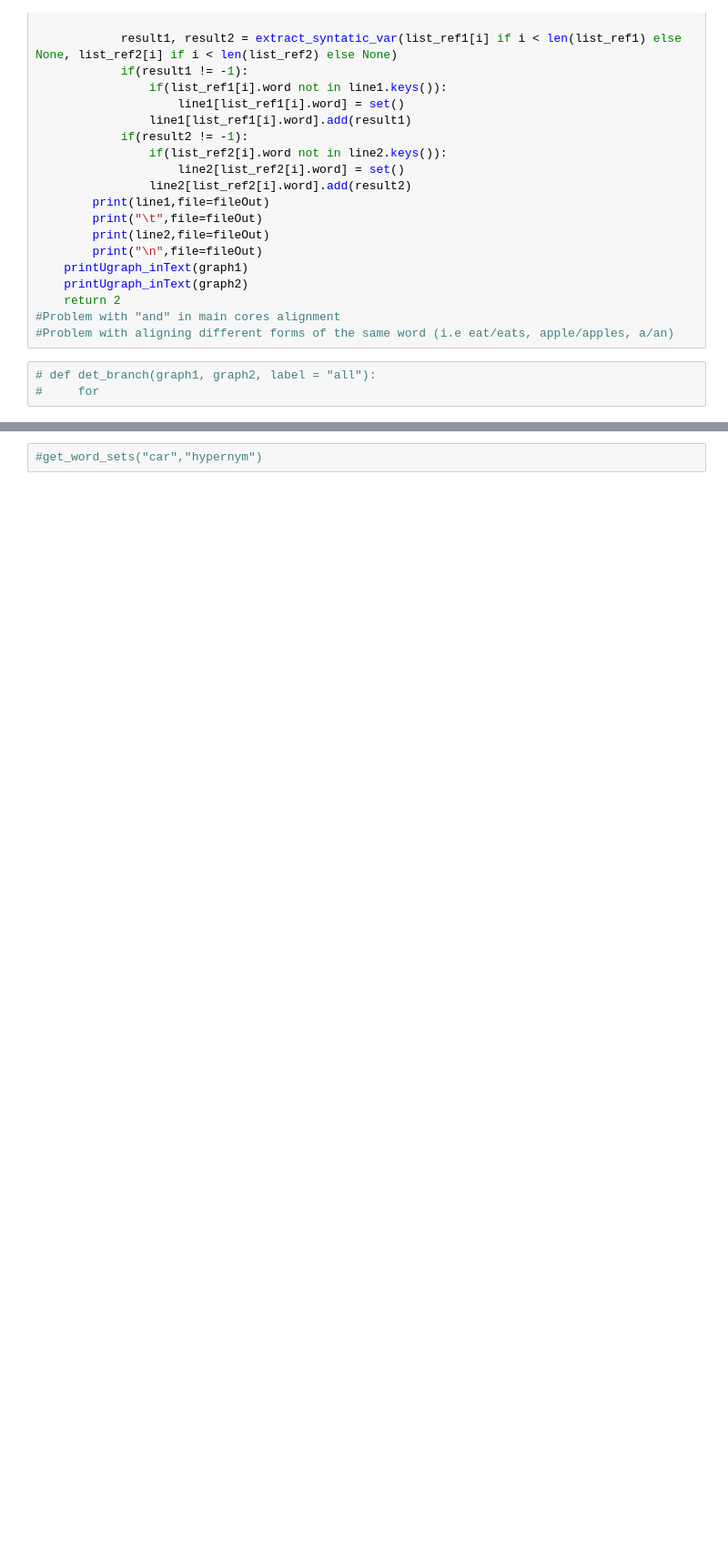
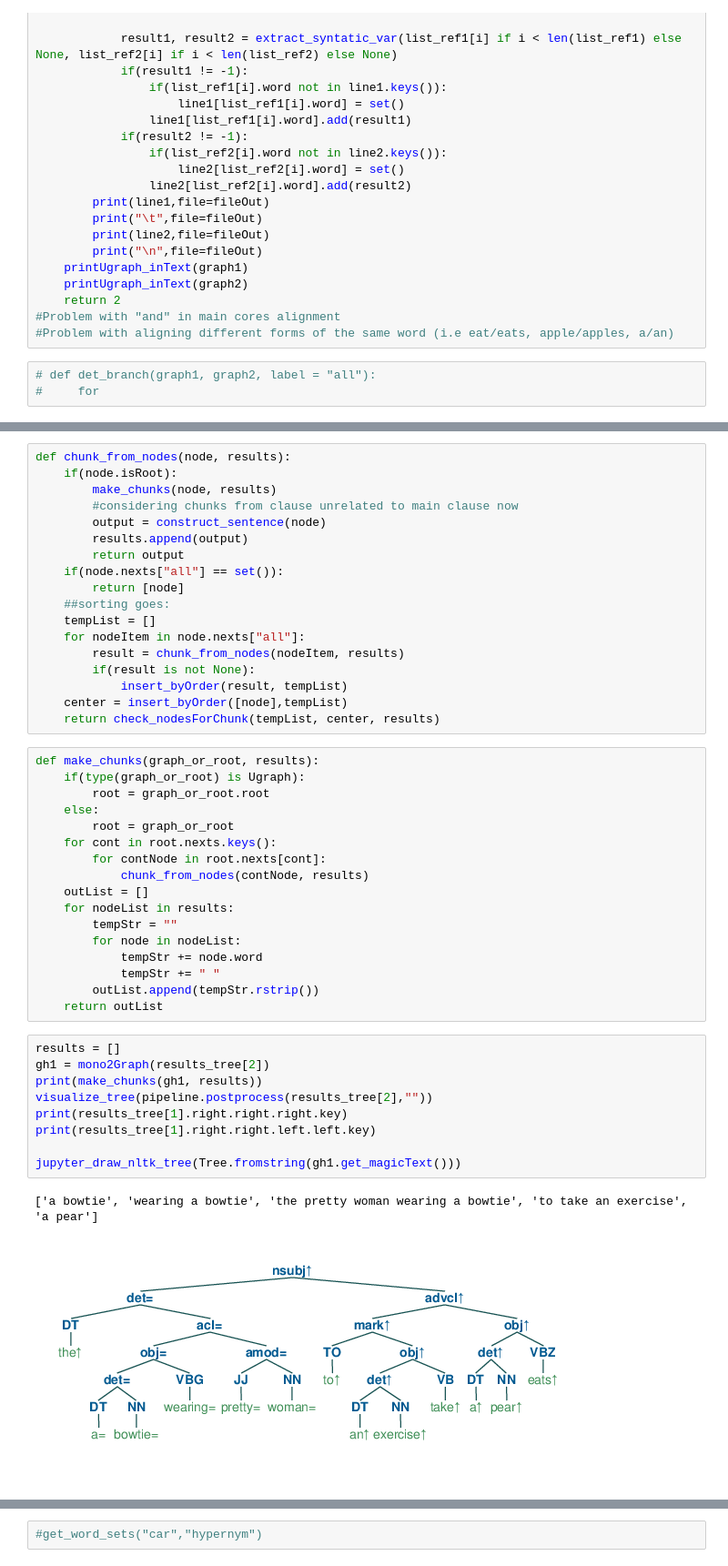
Before and after one commit to eric11eca/NeuralLog, a Jupyter notebook: src/theory_align.ipynb, the cells around one changed output, grey strips where cells are left out. Shown at 91% size. Saved outputs shown, nothing was run; the diff lists cells and outputs as text; blank space fills up the shorter version.

```diff
--- a/src/theory_align.ipynb
+++ b/src/theory_align.ipynb
@@ -726,0 +813,47 @@ def learn_variation(sent1, sent2, score, rel):
+# %%
+def chunk_from_nodes(node, results):
+    if(node.isRoot):
+        make_chunks(node, results)
+        #considering chunks from clause unrelated to main clause now
+        output = construct_sentence(node)
+        results.append(output)
+        return output
+    if(node.nexts["all"] == set()):
+        return [node]
+    ##sorting goes:
+    tempList = []
+    for nodeItem in node.nexts["all"]:
+        result = chunk_from_nodes(nodeItem, results)
+        if(result is not None):
+            insert_byOrder(result, tempList)
+    center = insert_byOrder([node],tempList)
+    return check_nodesForChunk(tempList, center, results)
+# %%
+def make_chunks(graph_or_root, results):
+    if(type(graph_or_root) is Ugraph):
+        root = graph_or_root.root
+    else:
+        root = graph_or_root
+    for cont in root.nexts.keys():
+        for contNode in root.nexts[cont]:
+            chunk_from_nodes(contNode, results)
+    outList = []
+    for nodeList in results:
+        tempStr = ""
+        for node in nodeList:
+            tempStr += node.word
+            tempStr += " "
+        outList.append(tempStr.rstrip())
+    return outList
+# %%
+results = []
+gh1 = mono2Graph(results_tree[2])
+print(make_chunks(gh1, results))
+visualize_tree(pipeline.postprocess(results_tree[2],""))
+print(results_tree[1].right.right.right.key)
+print(results_tree[1].right.right.left.left.key)
+
+jupyter_draw_nltk_tree(Tree.fromstring(gh1.get_magicText()))
+# %% [output]
+['a bowtie', 'wearing a bowtie', 'the pretty woman wearing a bowtie', 'to take an exercise', 'a pear']
+[figure, added]
```
Also changed, not shown: parts of 44 cells of this notebook.
